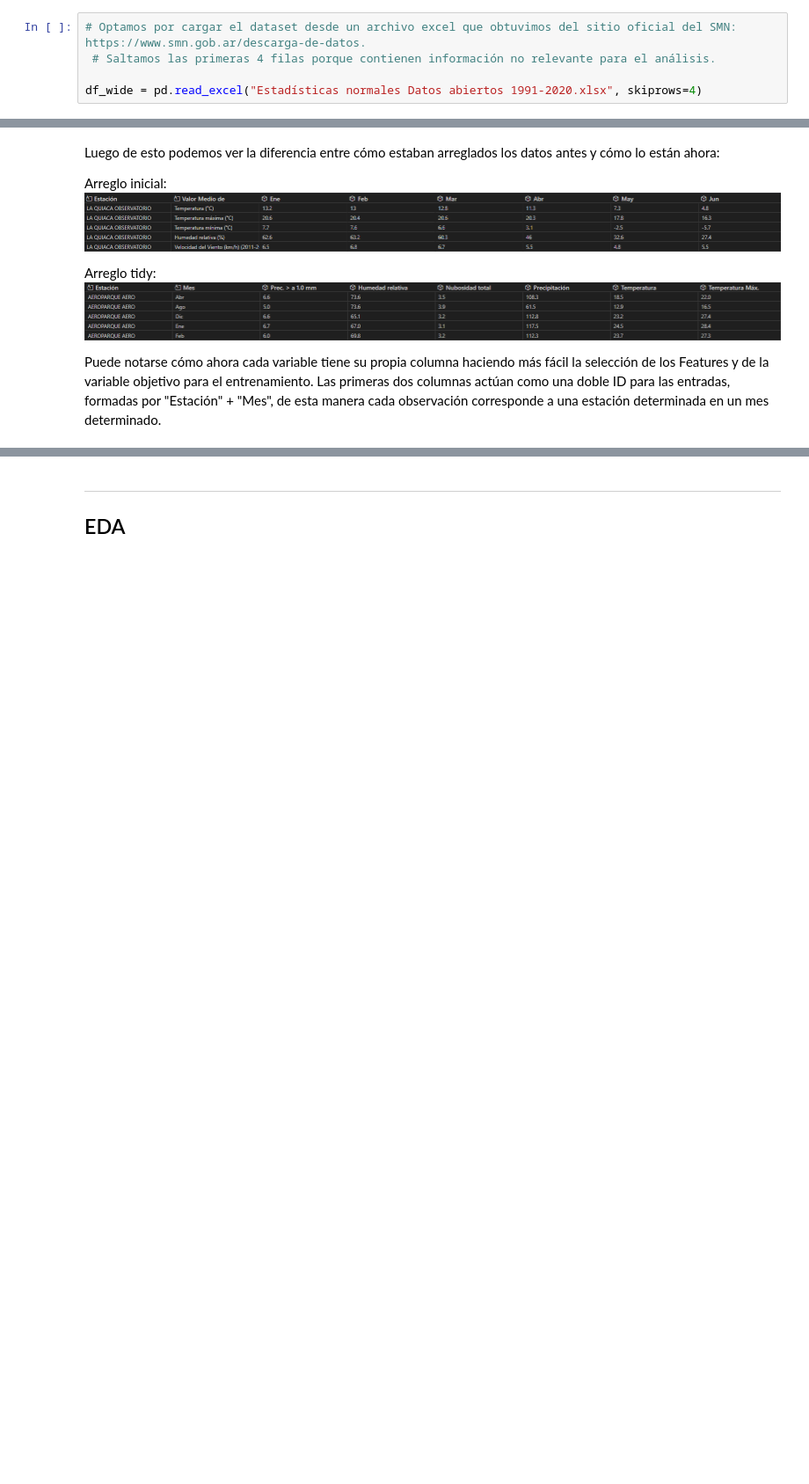
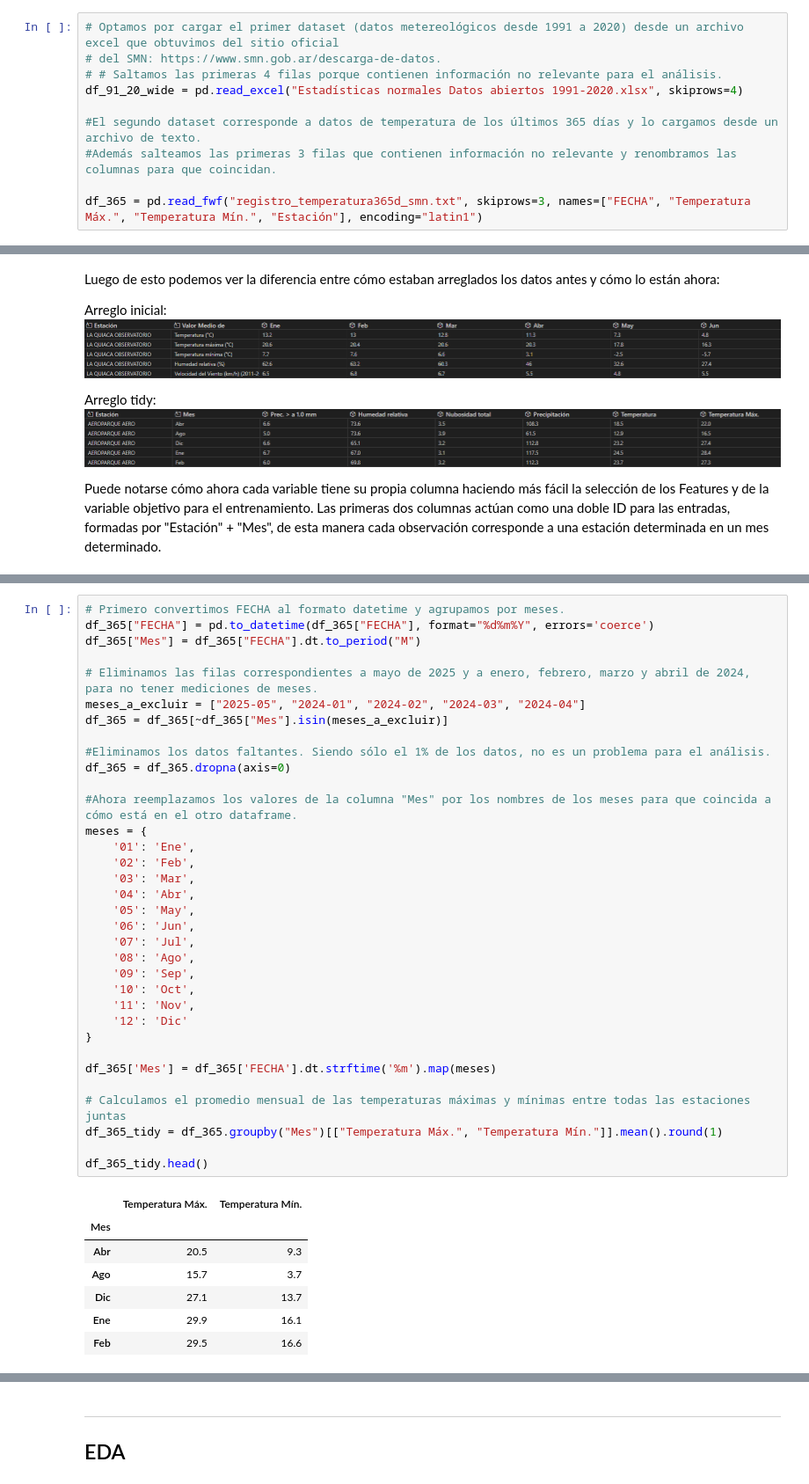
Before and after one commit to Mati279/Analisis-de-Datos---TPs, a Jupyter notebook: TP1/Borrador.ipynb, the cells around one changed output, grey strips where cells are left out. Shown at 88% size. Cells and saved outputs as stored; diff of their text form; blank space fills up the shorter version.

Commit message:
Dataframe 365 agregado y acomodado

```diff
--- a/TP1/Borrador.ipynb
+++ b/TP1/Borrador.ipynb
@@ -14,8 +14,13 @@ from io import StringIO
 # %%
-# Optamos por cargar el dataset desde un archivo excel que obtuvimos del sitio oficial del SMN: https://www.smn.gob.ar/descarga-de-datos.
- # Saltamos las primeras 4 filas porque contienen información no relevante para el análisis.
+# Optamos por cargar el primer dataset (datos metereológicos desde 1991 a 2020) desde un archivo excel que obtuvimos del sitio oficial
+# del SMN: https://www.smn.gob.ar/descarga-de-datos.
+# # Saltamos las primeras 4 filas porque contienen información no relevante para el análisis.
+df_91_20_wide = pd.read_excel("Estadísticas normales Datos abiertos 1991-2020.xlsx", skiprows=4)
 
-df_wide = pd.read_excel("Estadísticas normales Datos abiertos 1991-2020.xlsx", skiprows=4)
+#El segundo dataset corresponde a datos de temperatura de los últimos 365 días y lo cargamos desde un archivo de texto.
+#Además salteamos las primeras 3 filas que contienen información no relevante y renombramos las columnas para que coincidan.
+
+df_365 = pd.read_fwf("registro_temperatura365d_smn.txt", skiprows=3, names=["FECHA", "Temperatura Máx.", "Temperatura Mín.", "Estación"], encoding="latin1")
 # %% [markdown]
 ---
 
@@ -82,0 +94,42 @@ corresponde a una estación determinada en un mes determinado.
+# %%
+# Primero convertimos FECHA al formato datetime y agrupamos por meses.
+df_365["FECHA"] = pd.to_datetime(df_365["FECHA"], format="%d%m%Y", errors='coerce')
+df_365["Mes"] = df_365["FECHA"].dt.to_period("M")
+
+# Eliminamos las filas correspondientes a mayo de 2025 y a enero, febrero, marzo y abril de 2024, para no tener mediciones de meses.
+meses_a_excluir = ["2025-05", "2024-01", "2024-02", "2024-03", "2024-04"]
+df_365 = df_365[~df_365["Mes"].isin(meses_a_excluir)]
+
+#Eliminamos los datos faltantes. Siendo sólo el 1% de los datos, no es un problema para el análisis.
+df_365 = df_365.dropna(axis=0)
+
+#Ahora reemplazamos los valores de la columna "Mes" por los nombres de los meses para que coincida a cómo está en el otro dataframe.
+meses = {
+    '01': 'Ene',
+    '02': 'Feb',
+    '03': 'Mar',
+    '04': 'Abr',
+    '05': 'May',
+    '06': 'Jun',
+    '07': 'Jul',
+    '08': 'Ago',
+    '09': 'Sep',
+    '10': 'Oct',
+    '11': 'Nov',
+    '12': 'Dic'
+}
+
+df_365['Mes'] = df_365['FECHA'].dt.strftime('%m').map(meses)
+
+# Calculamos el promedio mensual de las temperaturas máximas y mínimas entre todas las estaciones juntas
+df_365_tidy = df_365.groupby("Mes")[["Temperatura Máx.", "Temperatura Mín."]].mean().round(1)
+
+df_365_tidy.head()
+# %% [output]
+|  | Temperatura Máx. | Temperatura Mín. |
+| Mes |  |  |
+| Abr | 20.5 | 9.3 |
+| Ago | 15.7 | 3.7 |
+| Dic | 27.1 | 13.7 |
+| Ene | 29.9 | 16.1 |
+| Feb | 29.5 | 16.6 |
```
Also changed, not shown: parts of 10 cells of this notebook, 1 other file.
